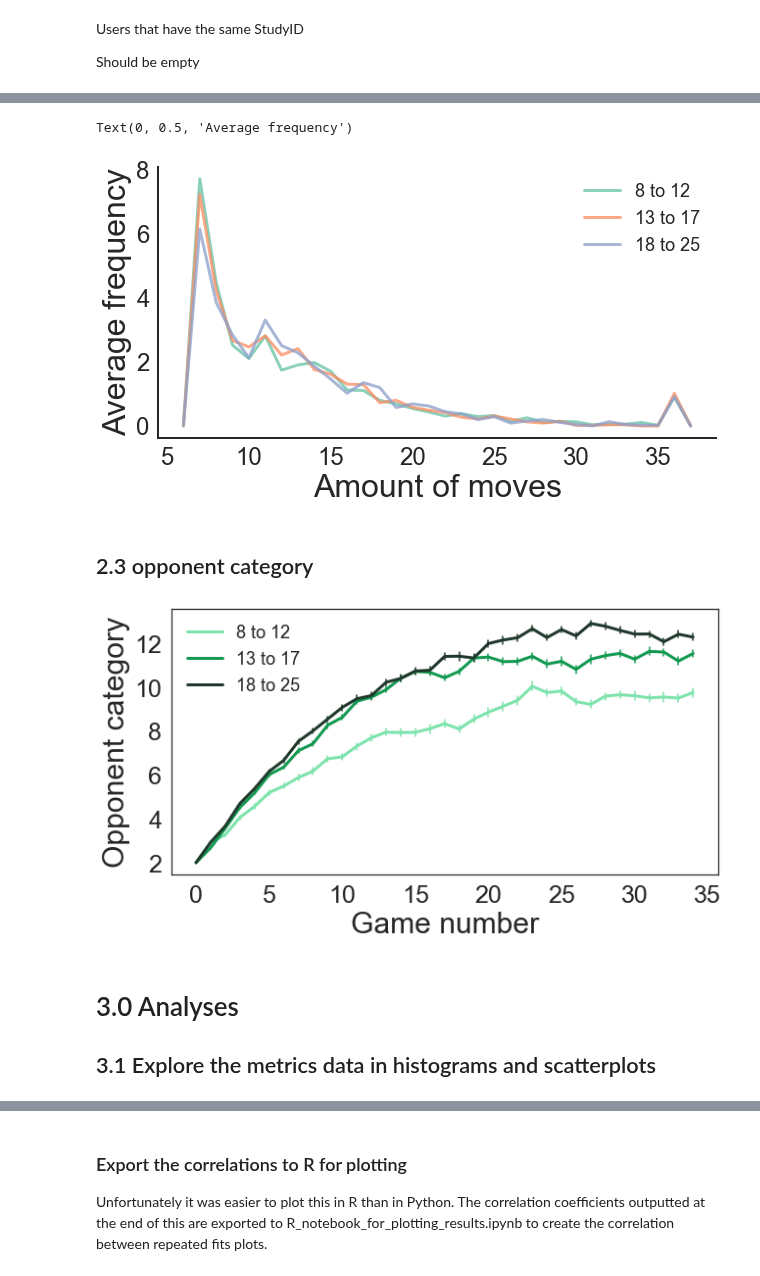
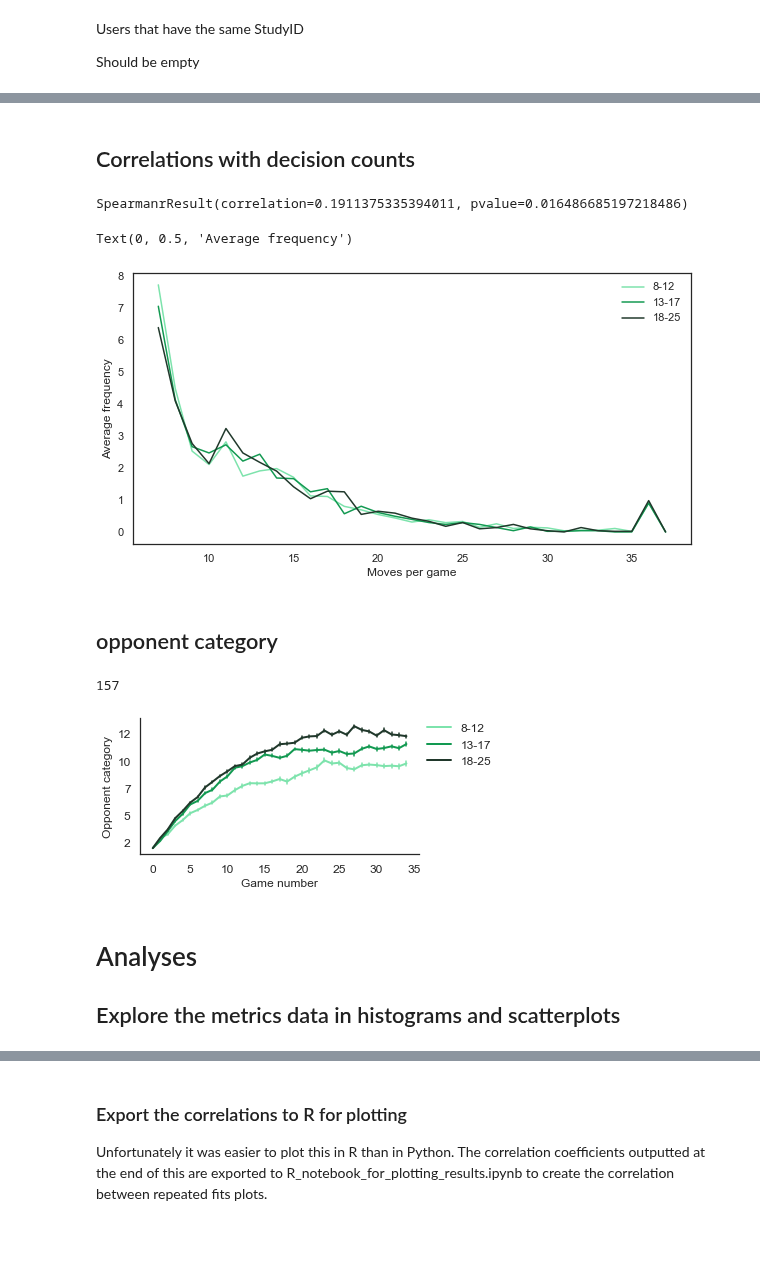
Before and after one commit to sinabolouki/fourinarow_analyses, a Jupyter notebook: Analysis notebooks/new/Age Plots.ipynb, the cells around one changed output, grey strips where cells are left out. Cells and saved outputs as stored; diff of their text form; code cells hidden in the pictures; blank space fills up the shorter version.

```diff
--- a/Analysis notebooks/new/Age Plots.ipynb
+++ b/Analysis notebooks/new/Age Plots.ipynb
@@ -244,0 +276,18 @@ plot_freq("TotalDurationMinutes", "Task duration (minutes)")
+# %%
+age_colors = ['#7DE3AC', '#129951','#20382B']
+age_labels = ["8-12","13-17","18-25"]
+rts2 = pd.merge(rts, age, on="StudyID", how="left")[["User", "GameNr", "RT", "TotalMoves", "ageBinNr", "ExactAge"]].drop_duplicates()
+rts2 = rts2[rts2.RT > 0]
+rts2.groupby(by=["User"]).mean()
+
+#ax = sns.displot(rts2, x="RT", hue="ageBinNr", kind="kde", palette = age_colors)
+#ax.set(xlim=(-5, 20))
+sns.set(style = "white", rc={'figure.figsize':(2,2.5), "font.size":12,"axes.titlesize":5,"axes.labelsize":12})
+ax = sns.barplot(data = rts2, y="RT", x="ageBinNr", ci=68, palette = age_colors)
+sns.despine()
+ax.set(xlabel='Age', ylabel='Mean decision time (sec)')
+ax.set_xticklabels(age_labels, fontsize = 12)
+ax.xaxis.get_label().set_fontsize(12)
+ax.yaxis.get_label().set_fontsize(12)
+ax
+ax.figure.savefig("../data/DecisionTime.pdf", dpi=300, bbox_inches='tight')
@@ -244,0 +319,5 @@ plot_freq("TotalDurationMinutes", "Task duration (minutes)")
+# %%
+sns.set(style = "white", rc={"axes.labelsize":18, 'xtick.labelsize':15, 'ytick.labelsize':15})
+hqcorr_plot = sns.lmplot(data=rtmetrics, y="RT", x="elo", height = 4, legend_out = True)
+hqcorr_plot.axes[0,0].set_xlabel('HQ')
+hqcorr_plot.axes[0,0].set_ylabel('RT')
@@ -277,0 +348,15 @@ plotdata
+# %%
+rts['count'] = 1
+submoves = rts.groupby(by=["StudyID", "GameNr"]).sum()
+submoves2 = submoves.groupby(by=["StudyID"]).mean()
+submoves2 = pd.merge(submoves2, age, on="StudyID", how="left")[["StudyID", "ageBinNr", "ExactAge", "count"]].drop_duplicates()
+
+sns.set(style = "white", rc={'figure.figsize':(2,2.5), "font.size":12,"axes.titlesize":5,"axes.labelsize":12})
+ax = sns.barplot(data = submoves2, y="count", x="ageBinNr", ci=68, palette = age_colors)
+sns.despine()
+ax.set(xlabel='Age', ylabel='Mean decision count \n per game')
+ax.set_xticklabels(age_labels, fontsize = 12)
+ax.xaxis.get_label().set_fontsize(12)
+ax.yaxis.get_label().set_fontsize(12)
+ax
+ax.figure.savefig("../data/DecisionCount.pdf", dpi=300, bbox_inches='tight')
@@ -278,27 +365,41 @@ plotdata
+# %% [markdown]
+## Correlations with decision counts
+# %%
+submoves3 = submoves2.dropna()
+sts.spearmanr(submoves3["ExactAge"], submoves3["count"])
+# %% [output]
+SpearmanrResult(correlation=0.1911375335394011, pvalue=0.016486685197218486)
 # %%
-ax = plotdata.plot(color=["#66C2A5C0", "#FC8D62C0", "#8DA0CBC0"], figsize=(10, 5))
+ax = plotdata.plot(color=['#7DE3AC', '#129951','#20382B'], figsize=(10, 5))
 ax.legend(age_labels)
-ax.set_xlabel("Amount of moves")
+ax.set_xlabel("Moves per game")
 ax.set_ylabel("Average frequency")
 # %% [output]
 Text(0, 0.5, 'Average frequency')
-[figure, old version]
+[figure, new version]
 # %% [markdown]
-## 2.3 opponent category
+## opponent category
+# %%
+gameCat = gameCat.dropna(subset=['ExactAge'])
+gameCat["StudyID"].nunique()
+# %% [output]
+157
 # %%
-sns.set(style = "white", rc={'figure.figsize':(10,5), "font.size":25,"axes.titlesize":8,"axes.labelsize":30})
+sns.set(style = "white", rc={'figure.figsize':(5,2.5), "font.size":12,"axes.titlesize":5,"axes.labelsize":12})
 gcplot = sns.lineplot(
     data=gameCat, x="GameNr", y="Category", hue="ageBinNr", err_style="bars", ci=68,
-    palette = age_colors, linewidth = 3
+    palette = age_colors, linewidth = 2
 )
+sns.despine()
 gcplot.set(xlabel='Game number', ylabel='Opponent category')
-gcplot.legend(age_labels, fontsize='18')
-gcplot.set_yticklabels(gcplot.get_yticks().astype(int), size = 25)
-gcplot.set_xticklabels(gcplot.get_xticks().astype(int), size = 25)
+gcplot.legend(age_labels, fontsize='12', bbox_to_anchor=(1.01, 1), borderaxespad=0)
+gcplot.set_yticklabels(gcplot.get_yticks().astype(int), size = 12)
+gcplot.set_xticklabels(gcplot.get_xticks().astype(int), size = 12)
 
-plt.show()
+#plt.show()
+gcplot.figure.savefig("../data/staircase.pdf", dpi=300, bbox_inches='tight')
 # %% [output]
-[figure, old version]
+[figure, new version]
 # %% [markdown]
-# 3.0 Analyses
-## 3.1 Explore the metrics data in histograms and scatterplots
+# Analyses
+## Explore the metrics data in histograms and scatterplots
```
Also changed, not shown: parts of 73 cells of this notebook, 6 other files.
